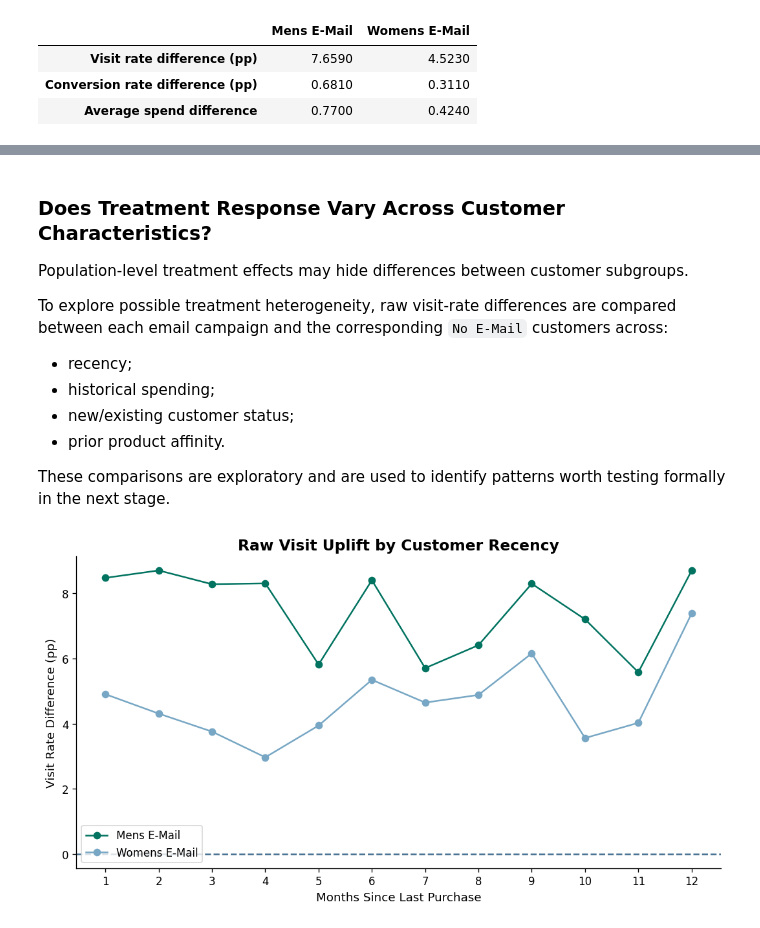
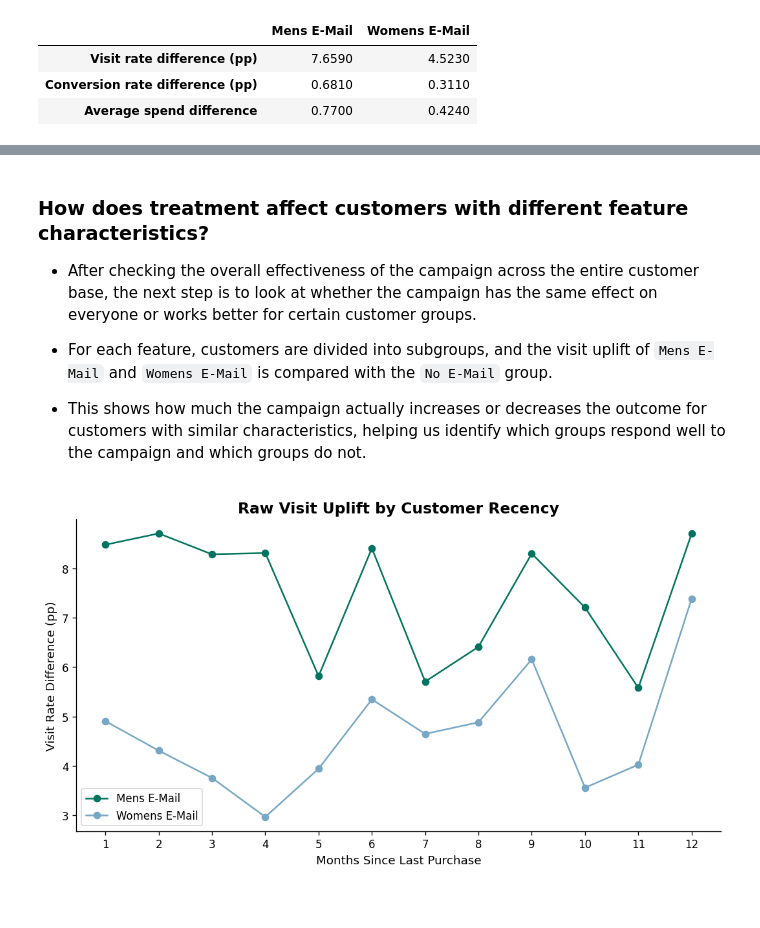
Before and after one commit to nguyen-lam-phuong-thao/uplift-customer-selection, a Jupyter notebook: notebooks/phase3_hillstrom/01_hillstrom_eda.ipynb, the cells around one changed output, grey strips where cells are left out. Cells and saved outputs as stored; diff of their text form; code cells hidden in the pictures; blank space fills up the shorter version.

```diff
--- a/notebooks/phase3_hillstrom/01_hillstrom_eda.ipynb
+++ b/notebooks/phase3_hillstrom/01_hillstrom_eda.ipynb
@@ -1004,14 +927,9 @@ These are population-level, unadjusted treatment differences. Given the randomiz
 # %% [markdown]
-### Does Treatment Response Vary Across Customer Characteristics?
+### How does treatment affect customers with different feature characteristics?
 
-Population-level treatment effects may hide differences between customer subgroups.
+- After checking the overall effectiveness of the campaign across the entire customer base, the next step is to look at whether the campaign has the same effect on everyone or works better for certain customer groups.
 
-To explore possible treatment heterogeneity, raw visit-rate differences are compared between each email campaign and the corresponding `No E-Mail` customers across:
+- For each feature, customers are divided into subgroups, and the visit uplift of `Mens E-Mail` and `Womens E-Mail` is compared with the `No E-Mail` group.
 
-- recency;
-- historical spending;
-- new/existing customer status;
-- prior product affinity.
-
-These comparisons are exploratory and are used to identify patterns worth testing formally in the next stage.
+- This shows how much the campaign actually increases or decreases the outcome for customers with similar characteristics, helping us identify which groups respond well to the campaign and which groups do not.
 # %%
@@ -1029,35 +986,32 @@ def subgroup_uplift(data, group_column, treatment):
 # %%
-mens_recency = subgroup_uplift(df,"recency","Mens E-Mail",)
-
-womens_recency = subgroup_uplift(df,"recency","Womens E-Mail",)
+mens_recency = subgroup_uplift(df, "recency", "Mens E-Mail", outcome="visit")
+womens_recency = subgroup_uplift(df, "recency", "Womens E-Mail", outcome="visit")
 
 fig, ax = plt.subplots(figsize=(9, 5))
 
 ax.plot(
     mens_recency.index,
-    mens_recency["raw_uplift"],
+    mens_recency["raw_uplift_pp"],
     marker="o",
     color=COLORS["pacific_green"],
     label="Mens E-Mail",
 )
 
 ax.plot(
     womens_recency.index,
-    womens_recency["raw_uplift"],
+    womens_recency["raw_uplift_pp"],
     marker="o",
     color=COLORS["serene_sea"],
     label="Womens E-Mail",
 )
-
-ax.axhline(0,color=COLORS["rainy_lake"],linestyle="--",)
 
 ax.set_title("Raw Visit Uplift by Customer Recency")
 ax.set_xlabel("Months Since Last Purchase")
 ax.set_ylabel("Visit Rate Difference (pp)")
 ax.set_xticks(range(1, 13))
 ax.legend()
 
 plt.tight_layout()
 plt.show()
 # %% [output]
-[figure, old version]
+[figure, new version]
```
Also changed, not shown: parts of 50 cells of this notebook, 4 other files.
